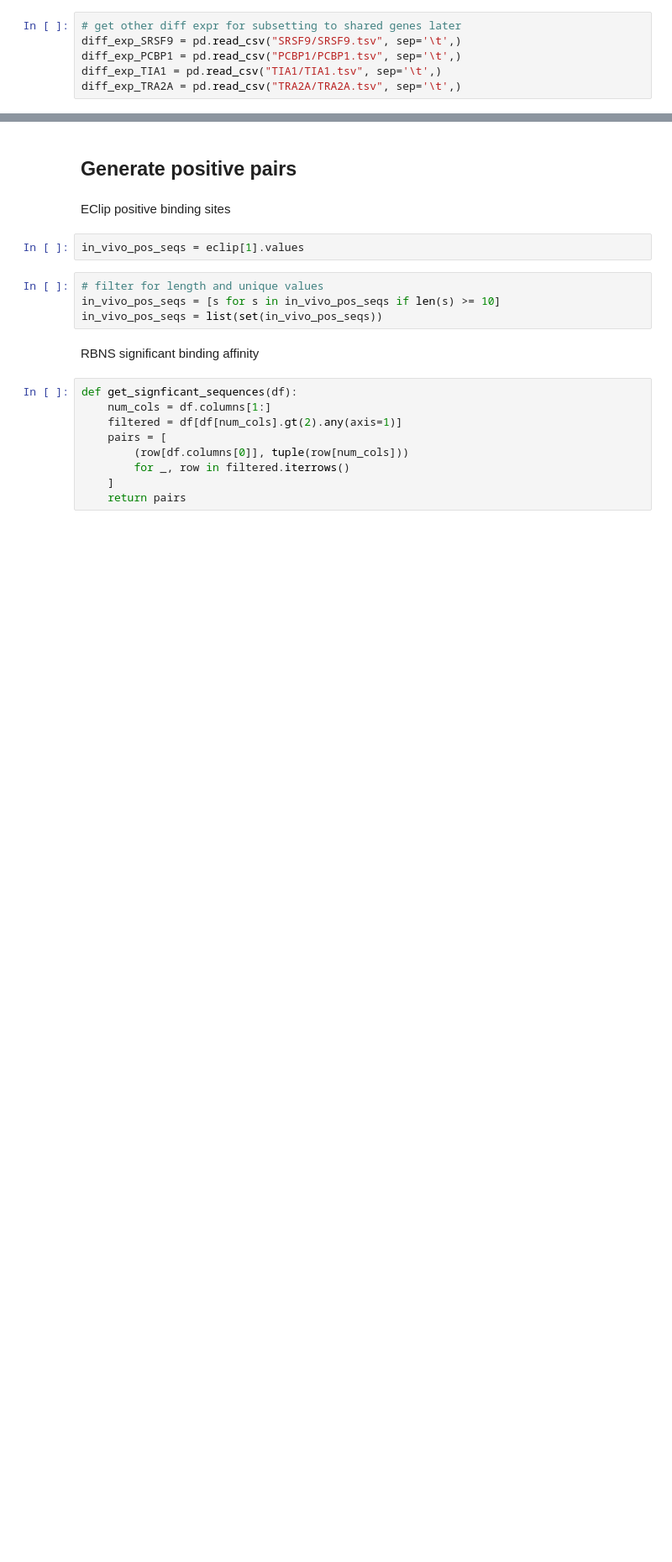
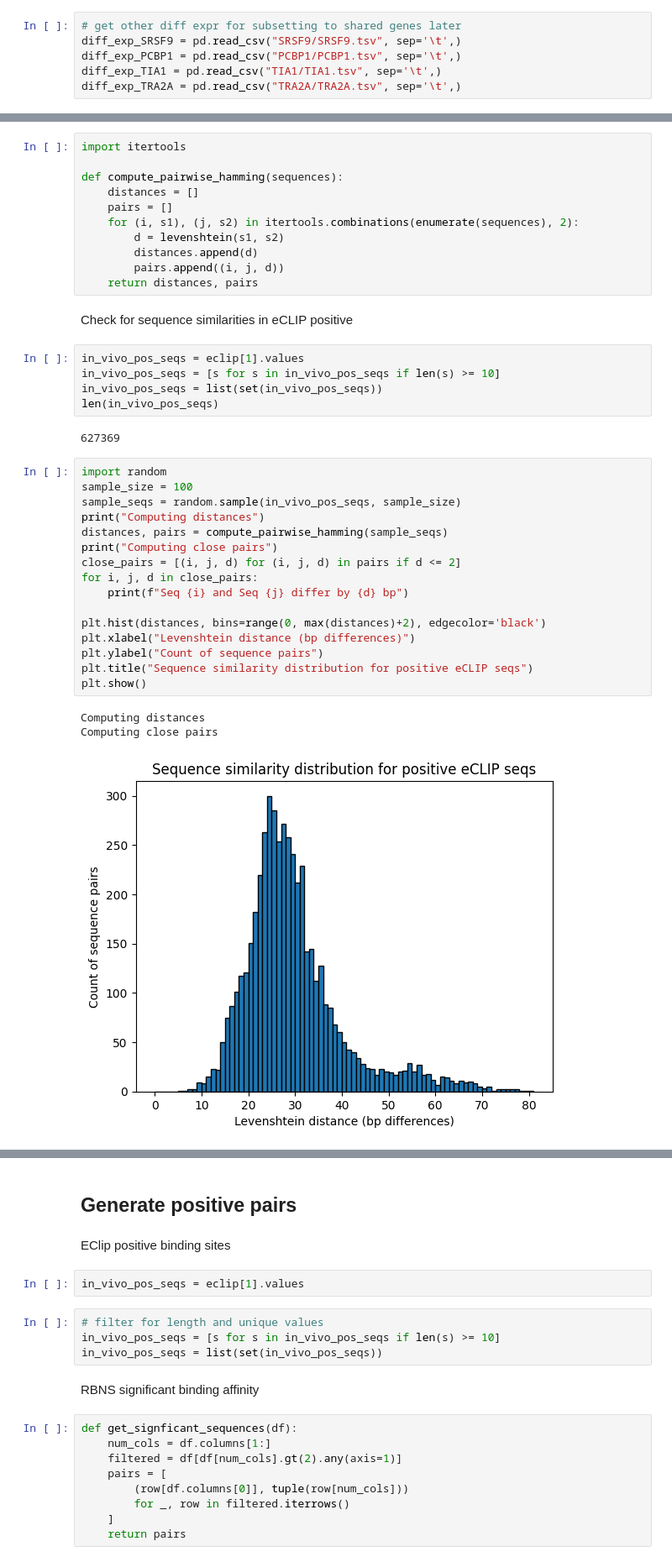
Before and after one commit to igemou/proteus-bind, a Jupyter notebook: data/HNRNPC_dataloading.ipynb, the cells around one changed output, grey strips where cells are left out. Shown at 84% size. Saved outputs shown, nothing was run; the diff lists cells and outputs as text; blank space fills up the shorter version.

Commit message:
updated splits, more samples

```diff
--- a/data/HNRNPC_dataloading.ipynb
+++ b/data/HNRNPC_dataloading.ipynb
@@ -61,0 +92,40 @@ diff_exp_TRA2A = pd.read_csv("TRA2A/TRA2A.tsv", sep='\t',)
+# %%
+import itertools
+
+def compute_pairwise_hamming(sequences):
+    distances = []
+    pairs = []
+    for (i, s1), (j, s2) in itertools.combinations(enumerate(sequences), 2):
+        d = levenshtein(s1, s2)
+        distances.append(d)
+        pairs.append((i, j, d))
+    return distances, pairs
+# %% [markdown]
+Check for sequence similarities in eCLIP positive
+# %%
+in_vivo_pos_seqs = eclip[1].values
+in_vivo_pos_seqs = [s for s in in_vivo_pos_seqs if len(s) >= 10]
+in_vivo_pos_seqs = list(set(in_vivo_pos_seqs))
+len(in_vivo_pos_seqs)
+# %% [output]
+627369
+# %%
+import random
+sample_size = 100
+sample_seqs = random.sample(in_vivo_pos_seqs, sample_size)
+print("Computing distances")
+distances, pairs = compute_pairwise_hamming(sample_seqs)
+print("Computing close pairs")
+close_pairs = [(i, j, d) for (i, j, d) in pairs if d <= 2]
+for i, j, d in close_pairs:
+    print(f"Seq {i} and Seq {j} differ by {d} bp")
+
+plt.hist(distances, bins=range(0, max(distances)+2), edgecolor='black')
+plt.xlabel("Levenshtein distance (bp differences)")
+plt.ylabel("Count of sequence pairs")
+plt.title("Sequence similarity distribution for positive eCLIP seqs")
+plt.show()
+# %% [output]
+Computing distances
+Computing close pairs
+[figure, added]
```
Also changed, not shown: parts of 25 cells of this notebook, 4 other files.
